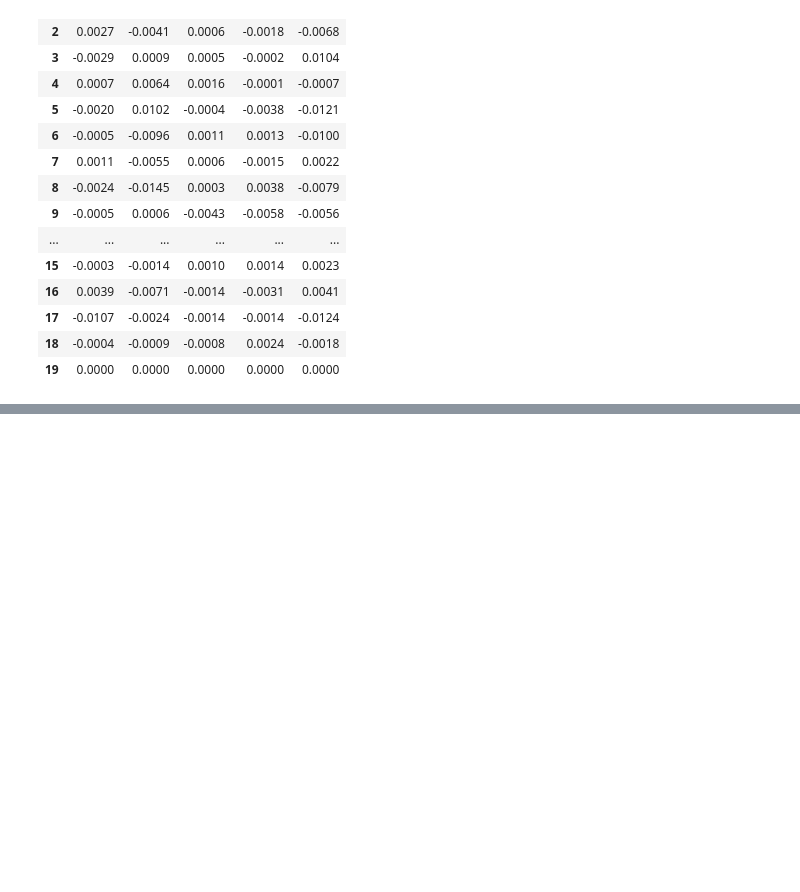
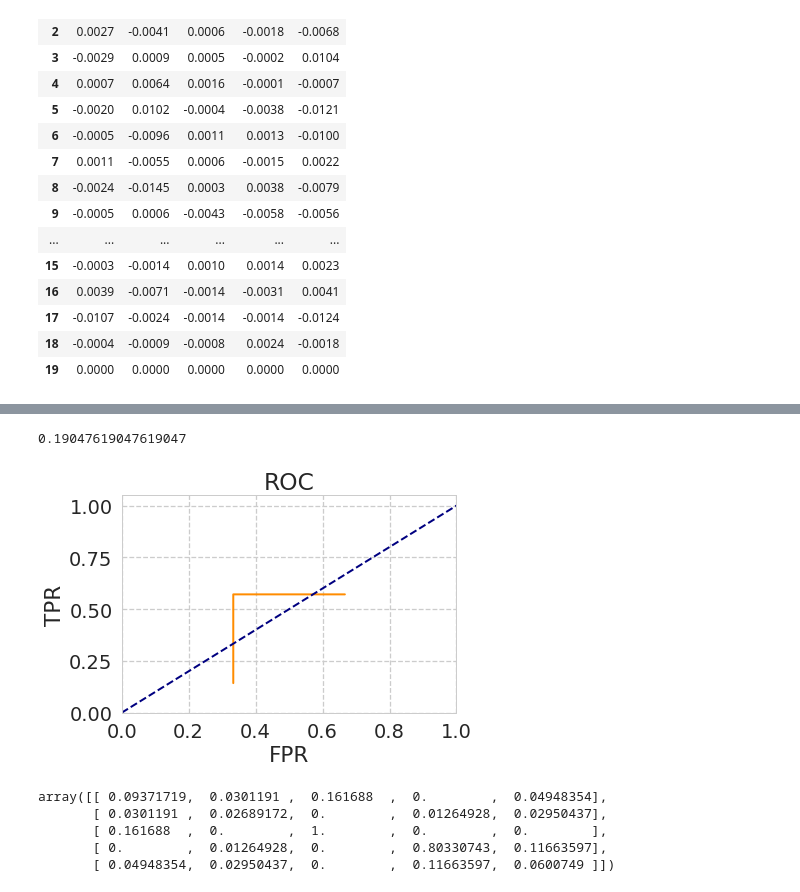
Before and after one commit to clgch/gene-regulatory-network-learning, a Jupyter notebook: Assignement 1.ipynb, the cells around one changed output, grey strips where cells are left out. Drawn from its saved outputs; the diff is of its cells as text; code cells hidden in the pictures; blank space fills up the shorter version.

```diff
--- a/Assignement 1.ipynb
+++ b/Assignement 1.ipynb
@@ -66,0 +222,80 @@ df_finite_diff.head()
+# %%
+## Graphical Lasso
+from sklearn.covariance import GraphLasso
+from sklearn.model_selection import GridSearchCV
+
+alpha = np.logspace(-6,-5,1000)
+
+Lasso = GridSearchCV(GraphLasso(),{'alpha':alpha})
+Lasso.fit(clean_df.values)
+
+L = np.absolute(Lasso.best_estimator_.get_precision())
+L =L/(np.max(L))
+
+thresholds = np.linspace(0,0.1,10000)
+genes = clean_df.columns
+true_network = [[0,1],[1,2],[2,0],[0,3],[0,4],[3,2],[4,1]]
+true_negative = 10-len(true_network)
+def sym_eq(x,y):
+    return x == y or [x[1],x[0]] == y
+
+# Definig a dictionnary giving for each threshold the set of edges that are detected
+networks = {}
+TPR = {}
+FPR = {}
+for t in thresholds:
+    networks[t] = []
+    TPR[t] = 0
+    FPR[t] = 0
+    for i in range(5):
+        for j in range(i+1,5):
+            if L[i][j] > t:
+                networks[t] += [[i,j]]
+
+# Computing TNR and FPR for each threshold
+for t in thresholds:
+    if len(networks[t])>0:
+            for x in networks[t]:
+                x_in_true_network = 0
+                for y in true_network:
+                    if sym_eq(x,y):
+                        x_in_true_network = 1
+                        TPR[t] += 1/(len(true_network)*1.0)
+                if x_in_true_network == 0:
+                    FPR[t] += 1/(true_negative*1.0)
+    else:
+        TPR[t] = 0
+        FPR[t] = 0
+
+# Plotting ROC curve with seaborn
+
+fpr = [FPR[t] for t in thresholds]
+tpr = [TPR[t] for t in thresholds]
+
+sns.set('talk', 'whitegrid', 'dark', font_scale=1.5, font='Ricty',
+rc={"lines.linewidth": 2, 'grid.linestyle': '--'})
+
+lw = 2
+plt.figure()
+plt.plot(np.sort(fpr), np.sort(tpr), color='darkorange',
+         lw=lw)
+plt.plot([0, 1], [0, 1], color='navy', lw=lw, linestyle='--')
+plt.xlim([0.0, 1.0])
+plt.ylim([0.0, 1.05])
+plt.xlabel('FPR')
+plt.ylabel('TPR')
+plt.title('ROC')
+plt.legend(loc="lower right")
+
+metrics.auc(fpr,tpr)
+# %% [output]
+0.19047619047619047
+[figure, added]
+# %%
+L
+# %% [output]
+array([[ 0.09371719,  0.0301191 ,  0.161688  ,  0.        ,  0.04948354],
+       [ 0.0301191 ,  0.02689172,  0.        ,  0.01264928,  0.02950437],
+       [ 0.161688  ,  0.        ,  1.        ,  0.        ,  0.        ],
+       [ 0.        ,  0.01264928,  0.        ,  0.80330743,  0.11663597],
+       [ 0.04948354,  0.02950437,  0.        ,  0.11663597,  0.0600749 ]])
```
Also changed, not shown: parts of 7 cells of this notebook.
